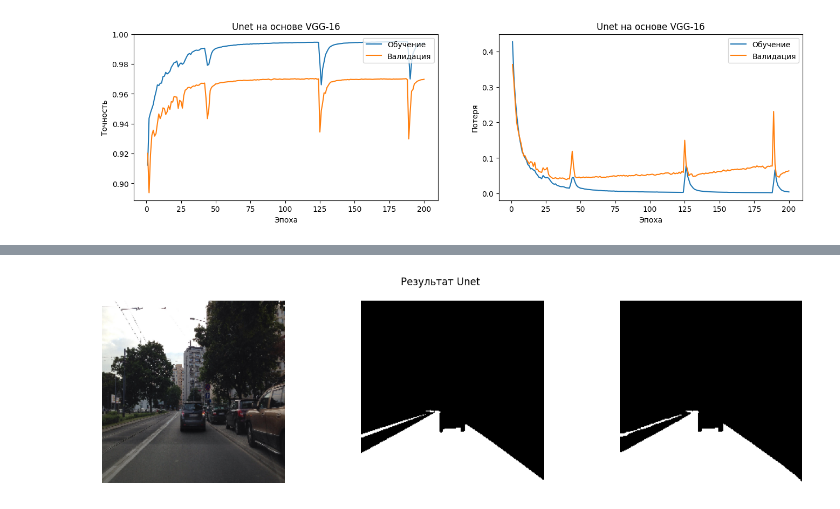
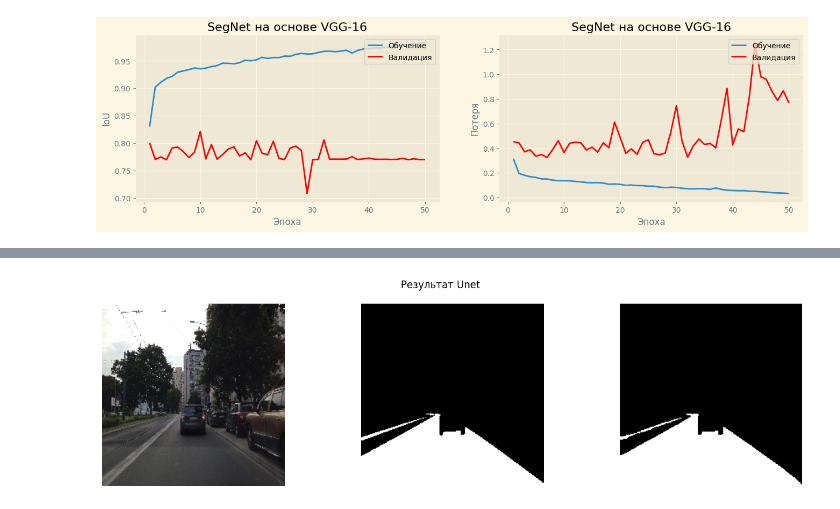
Before and after one commit to MikhailKuzm/pits_detection, a Jupyter notebook: segmantation/results.ipynb, the cells around one changed output, grey strips where cells are left out. Saved outputs shown, nothing was run; the diff lists cells and outputs as text; code cells hidden in the pictures.

```diff
--- a/segmantation/results.ipynb
+++ b/segmantation/results.ipynb
@@ -14,26 +14,27 @@ from dataset.pytorch_dataset import PytData
 
 import numpy as np
 # %%
-df = pd.read_csv('segmantation/logs/UNet_simple/simple_UNet/version_3/metrics.csv')
-Accuracy_train_epoch = df.Accuracy_train_epoch.dropna()
-Accuracy_valid_epoch = df.Accuracy_valid_epoch.dropna()
-Loss_train_epoch = df.Loss_train_epoch.dropna()
-Loss_valid_epoch = df.Loss_valid_epoch.dropna()
+df = pd.read_csv('logs/SegNet/vgg11/version_0/metrics.csv')
+Accuracy_train_epoch = df.Accuracy_train_epoch.dropna()[:50]
+Accuracy_valid_epoch = df.Accuracy_valid_epoch.dropna()[:50]
+Loss_train_epoch = df.Loss_train_epoch.dropna()[:50]
+Loss_valid_epoch = df.Loss_valid_epoch.dropna()[:50]
 
+plt.style.use('Solarize_Light2')
 fig, axs = plt.subplots(1, 2, figsize=(16, 4))
-axs[0].plot(list(range(1,201)), Accuracy_train_epoch, label='Обучение')
-axs[0].plot(list(range(1,201)), Accuracy_valid_epoch, label='Валидация')
+axs[0].plot(list(range(1,51)), Accuracy_train_epoch, label='Обучение')
+axs[0].plot(list(range(1,51)), Accuracy_valid_epoch, label='Валидация', c = 'red')
 axs[0].set_xlabel('Эпоха')
-axs[0].set_ylabel('Точность')
-axs[0].set_title('Unet на основе VGG-16')
+axs[0].set_ylabel('IoU')
+axs[0].set_title('SegNet на основе VGG-16')
 axs[0].legend(loc='upper right')
-axs[1].plot(list(range(1,201)), Loss_train_epoch, label='Обучение')
-axs[1].plot(list(range(1,201)), Loss_valid_epoch, label='Валидация')
+axs[1].plot(list(range(1,51)), Loss_train_epoch, label='Обучение')
+axs[1].plot(list(range(1,51)), Loss_valid_epoch, label='Валидация', c = 'red')
 axs[1].set_xlabel('Эпоха')
 axs[1].set_ylabel('Потеря')
-axs[1].set_title('Unet на основе VGG-16')
+axs[1].set_title('SegNet на основе VGG-16')
 axs[1].legend(loc='upper right')
-
+plt.savefig('results/SegNet_metrics.jpg')
 plt.show()
 # %% [output]
-[figure, old version]
+[figure, new version]
```
Also changed, not shown: parts of 16 cells of this notebook, 19 other files.
